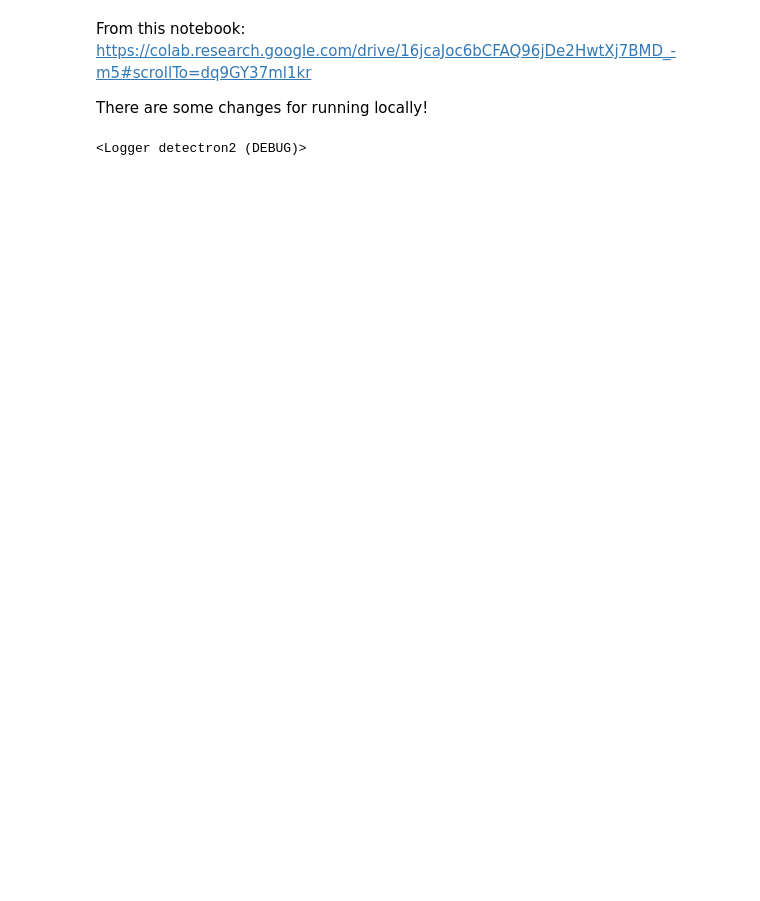
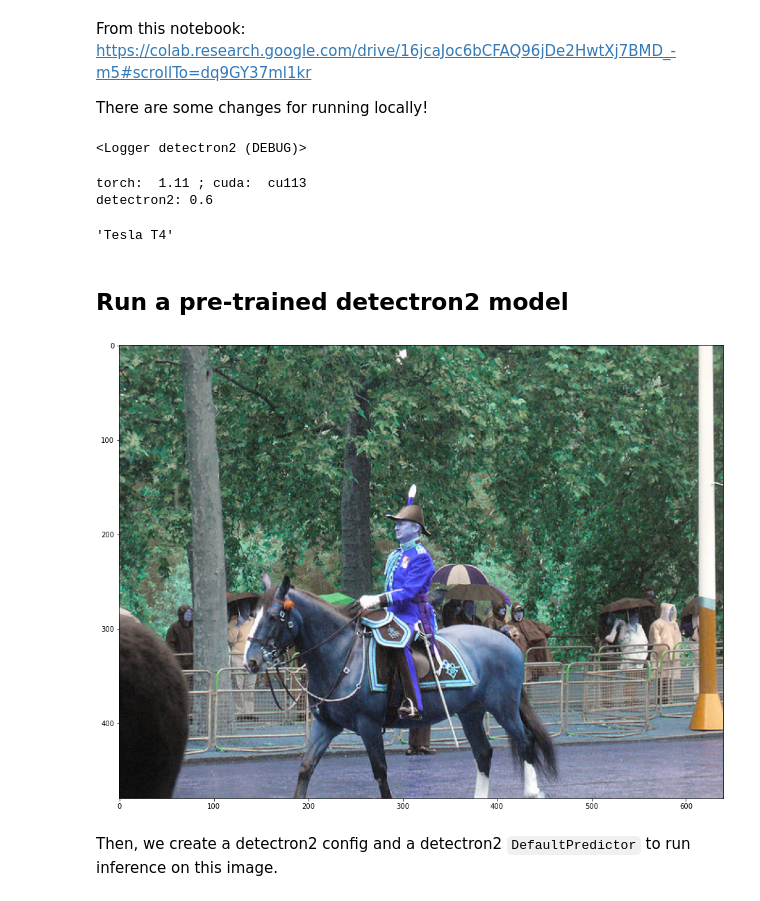
Before and after one commit to dinhanhthi/learn-ai, a Jupyter notebook: playground/2022-08-31-detectron2-playground.ipynb, the cells around one changed output. Drawn from its saved outputs; the diff is of its cells as text; code cells hidden in the pictures; blank space fills up the shorter version.

Commit message:
[vertex] [wip] detectron2 tutorial

```diff
--- a/playground/2022-08-31-detectron2-playground.ipynb
+++ b/playground/2022-08-31-detectron2-playground.ipynb
@@ -10,3 +12,8 @@ import torch, detectron2
+# %%
+plt.rcParams["figure.figsize"] = (100,12)
+
+# reset to default
+# plt.rcParams["figure.figsize"] = plt.rcParamsDefault["figure.figsize"]
 # %%
 from detectron2.utils.logger import setup_logger
 setup_logger()
@@ -23,4 +30,19 @@ from detectron2.engine import DefaultPredictor
 from detectron2.config import get_cfg
 from detectron2.utils.visualizer import Visualizer
 from detectron2.data import MetadataCatalog, DatasetCatalog
+# %%
+TORCH_VERSION = ".".join(torch.__version__.split(".")[:2])
+CUDA_VERSION = torch.__version__.split("+")[-1]
+print("torch: ", TORCH_VERSION, "; cuda: ", CUDA_VERSION)
+print("detectron2:", detectron2.__version__)
+# %% [output]
+torch:  1.11 ; cuda:  cu113
+detectron2: 0.6
+# %%
+torch.cuda.is_available()
+torch.cuda.get_device_name(torch.cuda.current_device())
+# %% [output]
+'Tesla T4'
+# %% [markdown]
+## Run a pre-trained detectron2 model
 # %%
@@ -29,0 +50,10 @@ cv2.imshow('input', im)
+# %%
+# %matplotlib inline
+im = cv2.imread("./data/input.jpg")
+# cv2.imshow('input', im) # crash the kernel
+plt.imshow(im)
+plt.show()
+# %% [output]
+[figure, added]
+# %% [markdown]
+Then, we create a detectron2 config and a detectron2 `DefaultPredictor` to run inference on this image.
```
Also changed, not shown: parts of 5 cells of this notebook, 3 other files.
